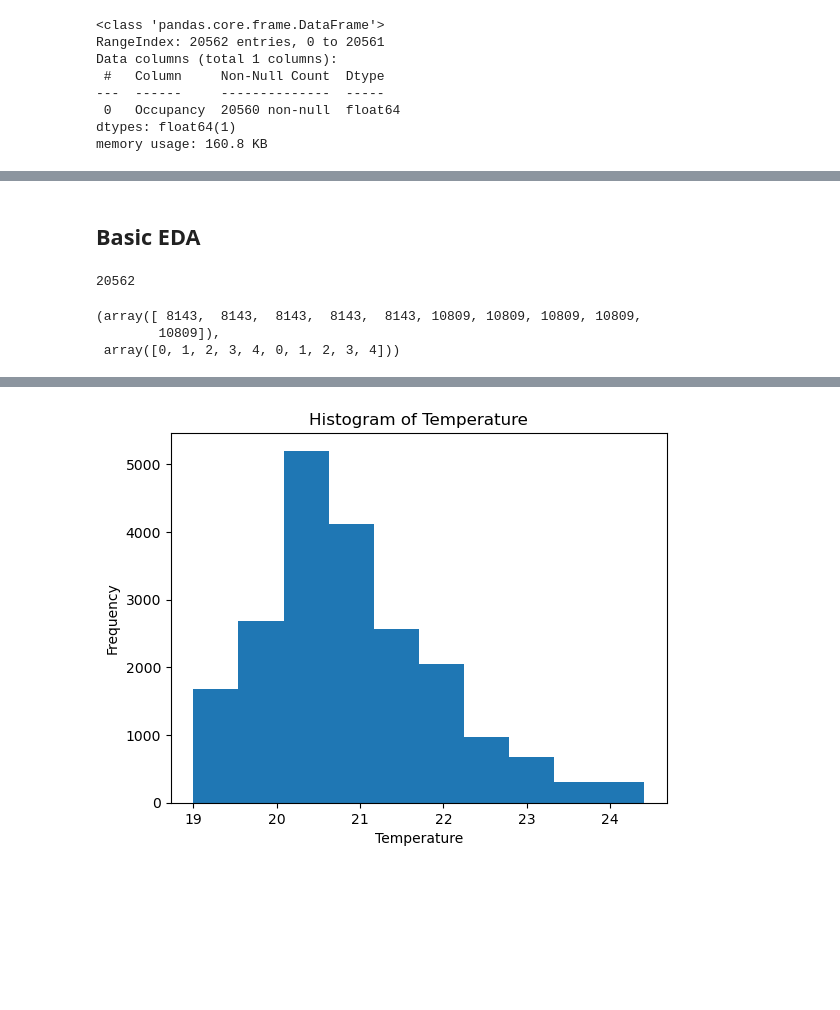
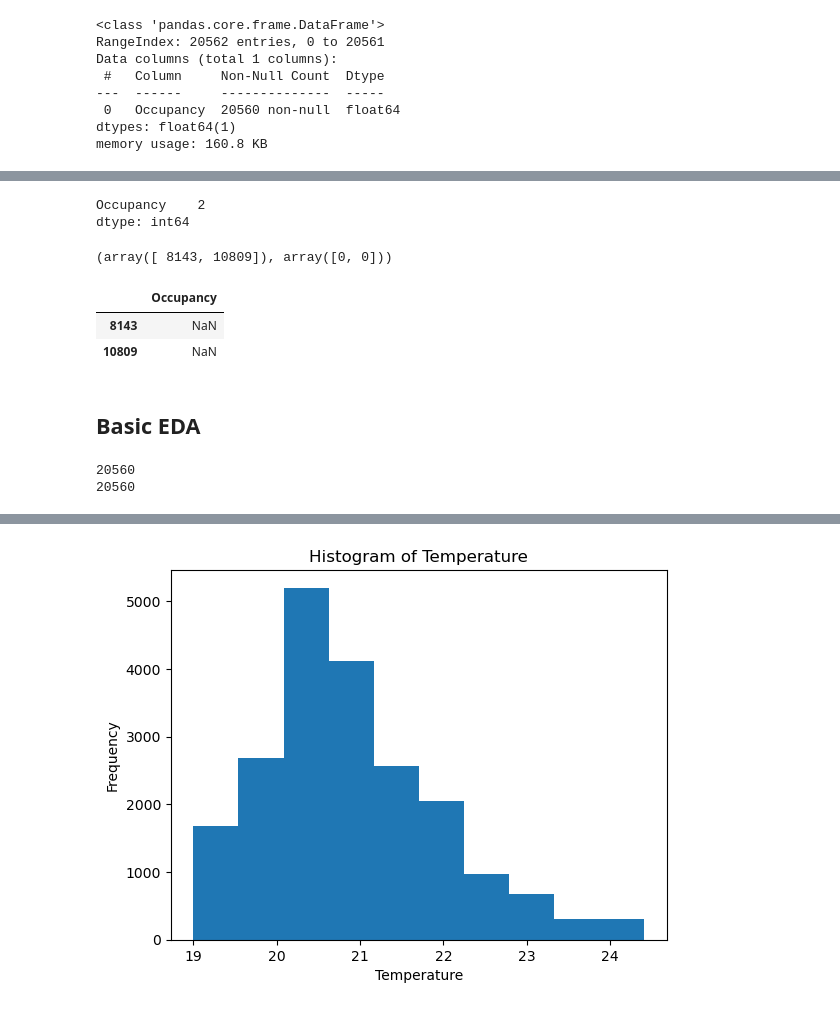
Before and after one commit to arka900/ml-zoomcamp-midproject, a Jupyter notebook: notebook.ipynb, the cells around one changed output, grey strips where cells are left out. Cells and saved outputs as stored; diff of their text form; code cells hidden in the pictures; blank space fills up the shorter version.

```diff
--- a/notebook.ipynb
+++ b/notebook.ipynb
@@ -113,3 +101,18 @@ min        0.000000
 50%        0.000000
 75%        0.000000
 max        1.000000
+# %%
+y.isnull().sum()
+# %% [output]
+Occupancy    2
+dtype: int64
+# %%
+np.where(y.isnull())
+# %% [output]
+(array([ 8143, 10809]), array([0, 0]))
+# %%
+y.loc[[8143, 10809]]
+# %% [output]
+|  | Occupancy |
+| 8143 | NaN |
+| 10809 | NaN |
@@ -116,12 +124,8 @@ max        1.000000
 # %% [markdown]
 ## Basic EDA
 # %%
-len(X)
+print(len(X))
+print(len(y))
 # %% [output]
-20562
+20560
+20560
-# %%
-np.where(X.isna())
-# %% [output]
-(array([ 8143,  8143,  8143,  8143,  8143, 10809, 10809, 10809, 10809,
-        10809]),
- array([0, 1, 2, 3, 4, 0, 1, 2, 3, 4]))
```
Also changed, not shown: parts of 30 cells of this notebook, 2 other files.
